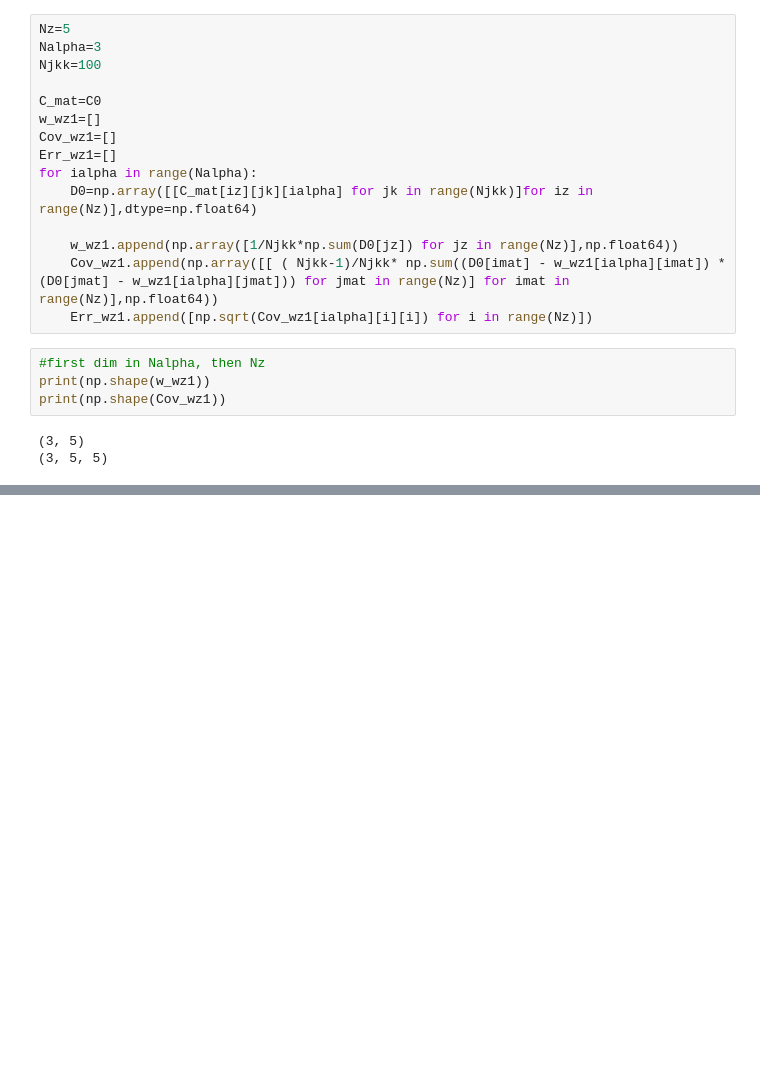
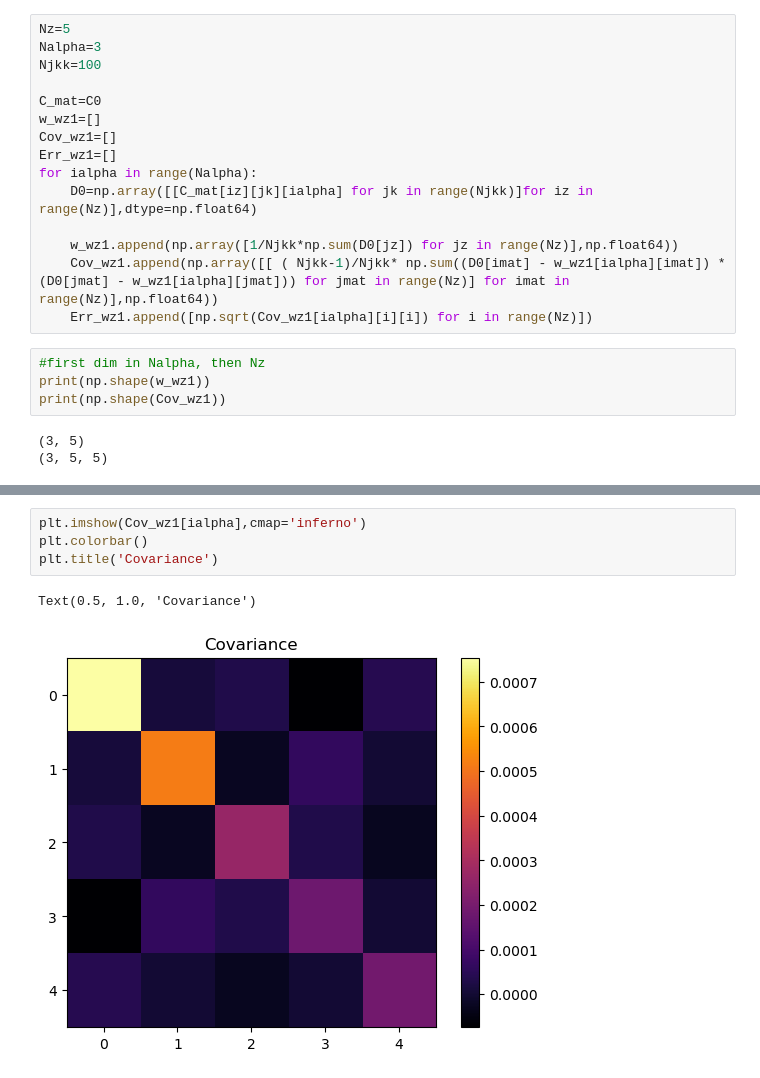
Before and after one commit to wdassignies/Clustering_z, a Jupyter notebook: Cross_corr_Cz.ipynb, the cells around one changed output, grey strips where cells are left out. Drawn from its saved outputs; the diff is of its cells as text; blank space fills up the shorter version.

```diff
--- a/Cross_corr_Cz.ipynb
+++ b/Cross_corr_Cz.ipynb
@@ -382,0 +384,7 @@ These two should match
+# %%
+plt.imshow(Cov_wz1[ialpha],cmap='inferno')
+plt.colorbar()
+plt.title('Covariance')
+# %% [output]
+Text(0.5, 1.0, 'Covariance')
+[figure, added]
```
Also changed, not shown: parts of 13 cells of this notebook.
